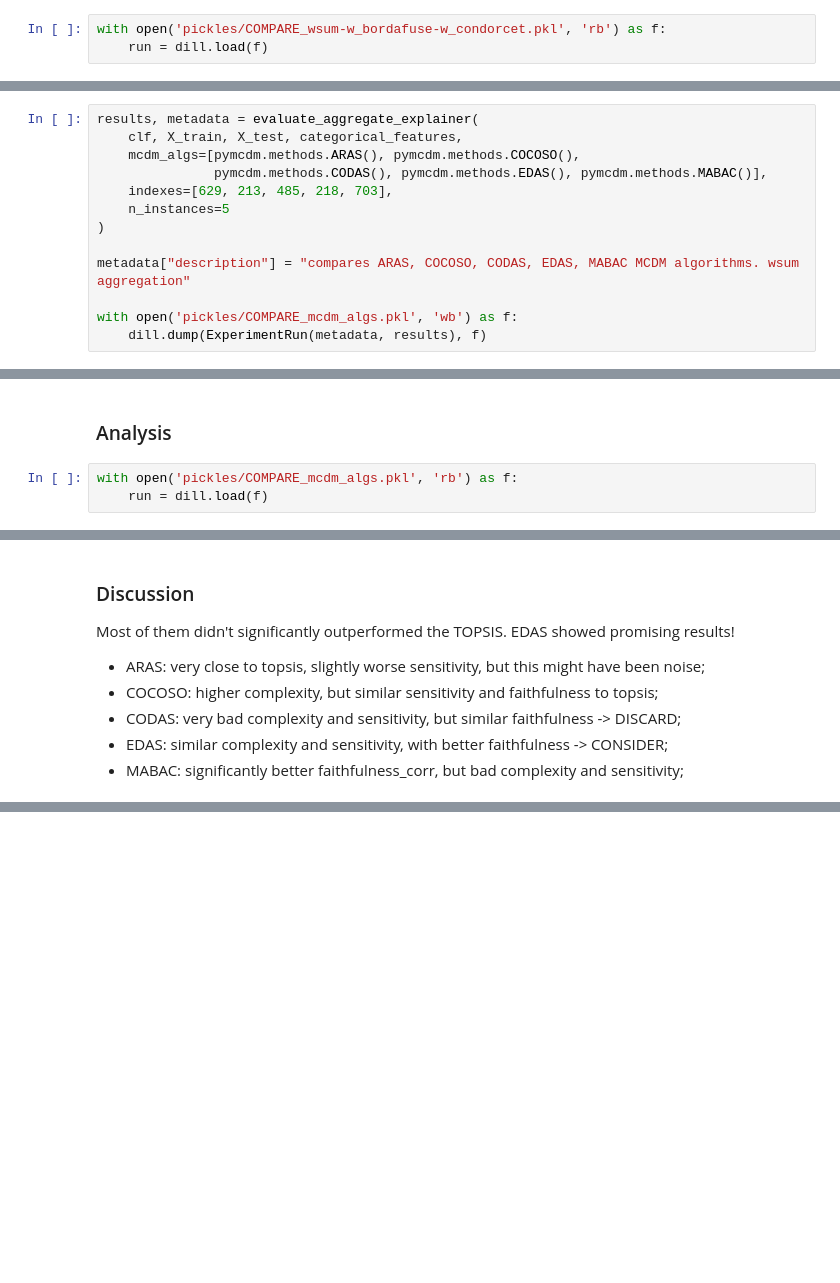
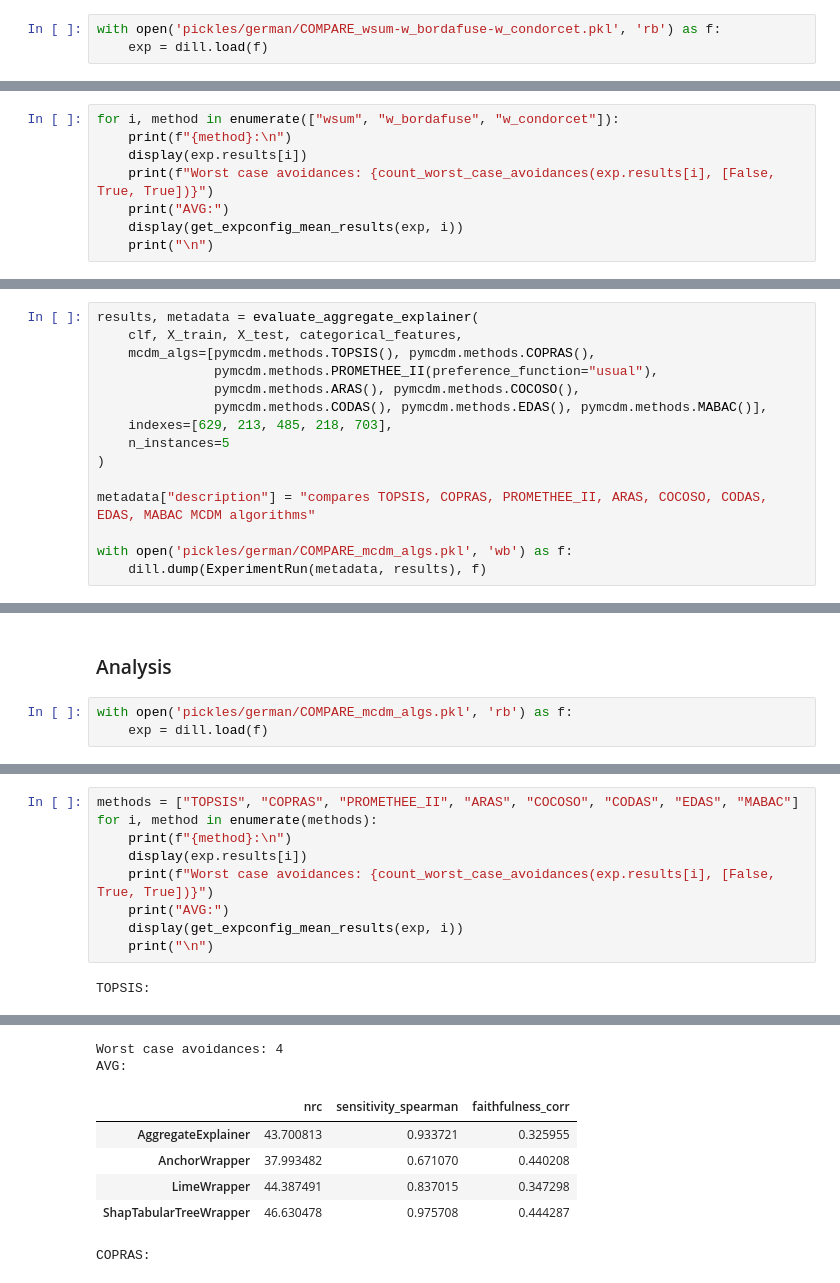
Before and after one commit to hiaac-finance/xai_aggregation, a Jupyter notebook: experiments/EXP_german_dataset.ipynb, the cells around one changed output, grey strips where cells are left out. Saved outputs shown, nothing was run; the diff lists cells and outputs as text; blank space fills up the shorter version.

```diff
--- a/experiments/XaiAgg_Tuning.ipynb
+++ b/experiments/EXP_german_dataset.ipynb
@@ -341,5 +327,5 @@ Epoch 6/500
 # %% [markdown]
 ### Analysis
 # %%
-with open('pickles/COMPARE_wsum-w_bordafuse-w_condorcet.pkl', 'rb') as f:
-    run = dill.load(f)
+with open('pickles/german/COMPARE_wsum-w_bordafuse-w_condorcet.pkl', 'rb') as f:
+    exp = dill.load(f)
@@ -436,0 +332,8 @@ AVG:
+# %%
+for i, method in enumerate(["wsum", "w_bordafuse", "w_condorcet"]):
+    print(f"{method}:\n")
+    display(exp.results[i])
+    print(f"Worst case avoidances: {count_worst_case_avoidances(exp.results[i], [False, True, True])}")
+    print("AVG:")
+    display(get_expconfig_mean_results(exp, i))
+    print("\n")
@@ -446,15 +425,17 @@ wsum is the best among the algorithms tested.
 # %%
 results, metadata = evaluate_aggregate_explainer(
     clf, X_train, X_test, categorical_features,
-    mcdm_algs=[pymcdm.methods.ARAS(), pymcdm.methods.COCOSO(),
+    mcdm_algs=[pymcdm.methods.TOPSIS(), pymcdm.methods.COPRAS(),
+               pymcdm.methods.PROMETHEE_II(preference_function="usual"),
+               pymcdm.methods.ARAS(), pymcdm.methods.COCOSO(),
                pymcdm.methods.CODAS(), pymcdm.methods.EDAS(), pymcdm.methods.MABAC()],
     indexes=[629, 213, 485, 218, 703],
     n_instances=5
 )
 
-metadata["description"] = "compares ARAS, COCOSO, CODAS, EDAS, MABAC MCDM algorithms. wsum aggregation"
+metadata["description"] = "compares TOPSIS, COPRAS, PROMETHEE_II, ARAS, COCOSO, CODAS, EDAS, MABAC MCDM algorithms"
 
-with open('pickles/COMPARE_mcdm_algs.pkl', 'wb') as f:
+with open('pickles/german/COMPARE_mcdm_algs.pkl', 'wb') as f:
     dill.dump(ExperimentRun(metadata, results), f)
 # %% [output]
 Selected indexes: [629, 213, 485, 218, 703]
@@ -477,5 +458,5 @@ Epoch 6/500
 # %% [markdown]
 ### Analysis
 # %%
-with open('pickles/COMPARE_mcdm_algs.pkl', 'rb') as f:
-    run = dill.load(f)
+with open('pickles/german/COMPARE_mcdm_algs.pkl', 'rb') as f:
+    exp = dill.load(f)
@@ -581,10 +463,11 @@ AVG:
-# %% [markdown]
-### Discussion
-
-Most of them didn't significantly outperformed the TOPSIS. EDAS showed promising results!
-
-- ARAS: very close to topsis, slightly worse sensitivity, but this might have been noise;
-- COCOSO: higher complexity, but similar sensitivity and faithfulness to topsis;
-- CODAS: very bad complexity and sensitivity, but similar faithfulness -> DISCARD;
-- EDAS: similar complexity and sensitivity, with better faithfulness -> CONSIDER;
-- MABAC: significantly better faithfulness_corr, but bad complexity and sensitivity;
+# %%
+methods = ["TOPSIS", "COPRAS", "PROMETHEE_II", "ARAS", "COCOSO", "CODAS", "EDAS", "MABAC"]
+for i, method in enumerate(methods):
+    print(f"{method}:\n")
+    display(exp.results[i])
+    print(f"Worst case avoidances: {count_worst_case_avoidances(exp.results[i], [False, True, True])}")
+    print("AVG:")
+    display(get_expconfig_mean_results(exp, i))
+    print("\n")
+# %% [output]
+TOPSIS:
@@ -590,0 +491,8 @@ Most of them didn't significantly outperformed the TOPSIS. EDAS showed promising
+Worst case avoidances: 4
+AVG:
+|  | nrc | sensitivity_spearman | faithfulness_corr |
+| AggregateExplainer | 43.700813 | 0.933721 | 0.325955 |
+| AnchorWrapper | 37.993482 | 0.671070 | 0.440208 |
+| LimeWrapper | 44.387491 | 0.837015 | 0.347298 |
+| ShapTabularTreeWrapper | 46.630478 | 0.975708 | 0.444287 |
+COPRAS:
```
Also changed, not shown: parts of 19 cells of this notebook, 19 other files.
